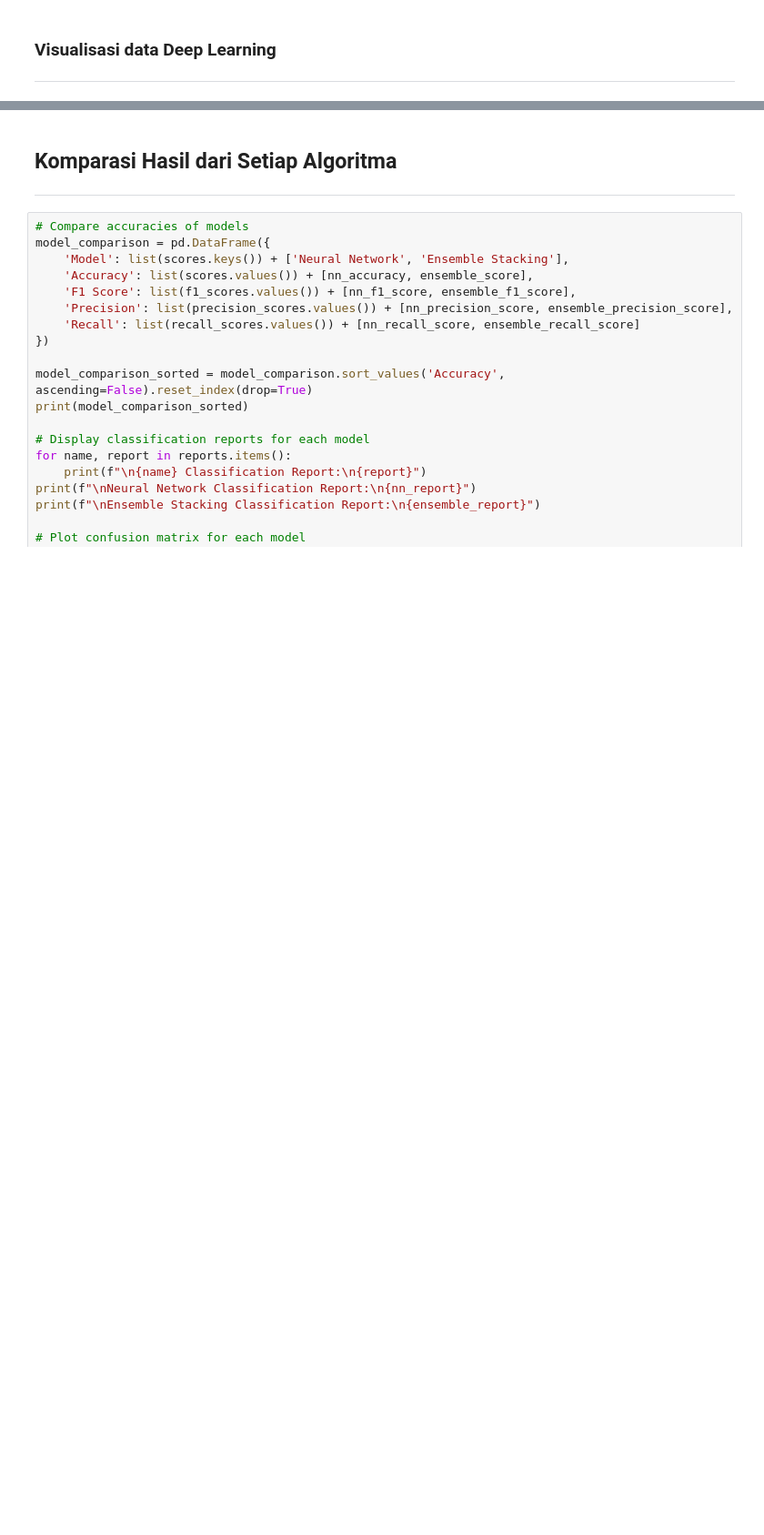
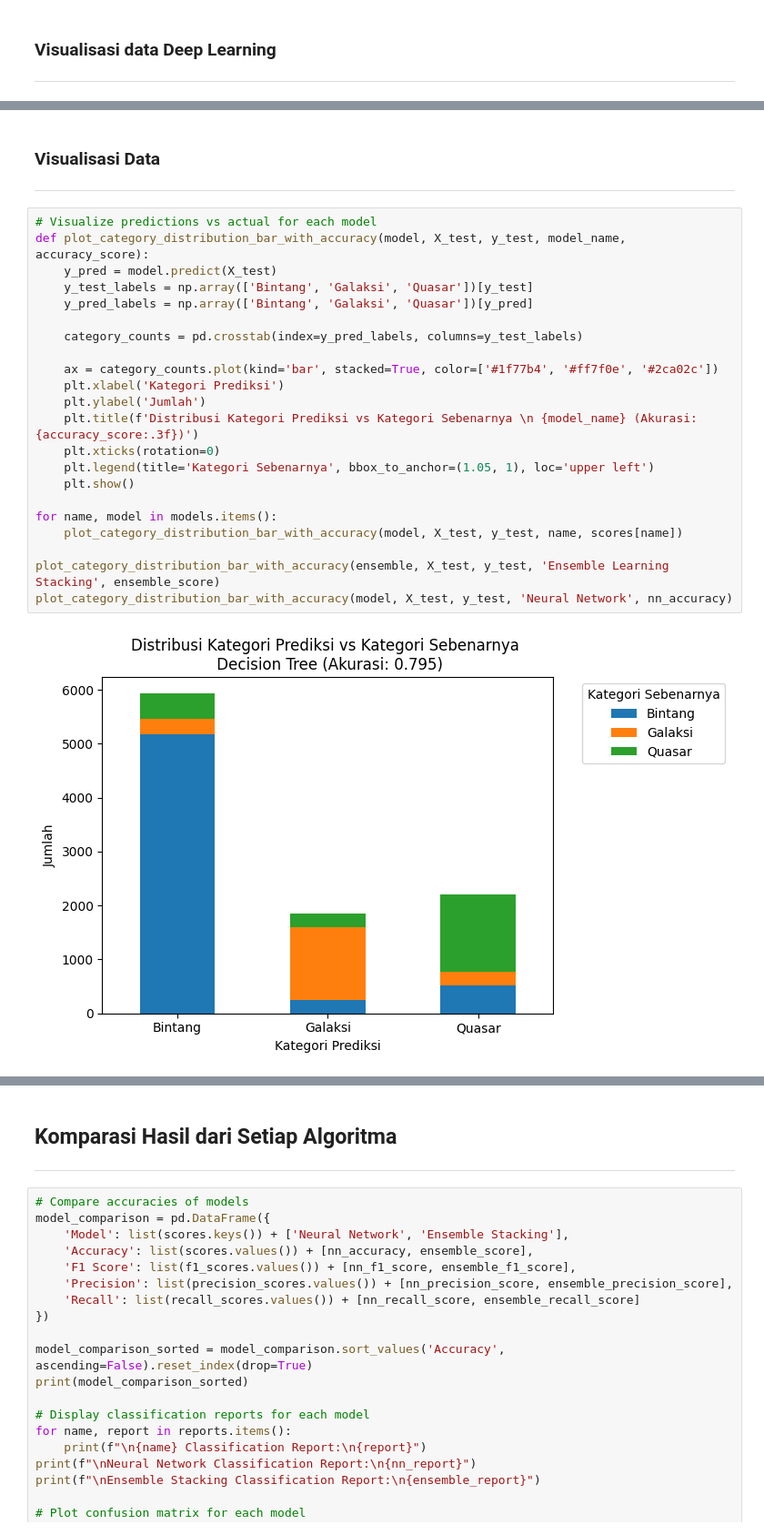
Before and after one commit to DavnFs/Celestial-Object-Classification, a Jupyter notebook: Stellar/Classification.ipynb, the cells around one changed output, grey strips where cells are left out. Shown at 91% size. Cells and saved outputs as stored; diff of their text form; blank space fills up the shorter version.

```diff
--- a/Stellar/Classification.ipynb
+++ b/Stellar/Classification.ipynb
@@ -335,0 +367,27 @@ plt.show()
+# %% [markdown]
+### Visualisasi Data
+---
+# %%
+# Visualize predictions vs actual for each model
+def plot_category_distribution_bar_with_accuracy(model, X_test, y_test, model_name, accuracy_score):
+    y_pred = model.predict(X_test)
+    y_test_labels = np.array(['Bintang', 'Galaksi', 'Quasar'])[y_test]
+    y_pred_labels = np.array(['Bintang', 'Galaksi', 'Quasar'])[y_pred]
+
+    category_counts = pd.crosstab(index=y_pred_labels, columns=y_test_labels)
+
+    ax = category_counts.plot(kind='bar', stacked=True, color=['#1f77b4', '#ff7f0e', '#2ca02c'])
+    plt.xlabel('Kategori Prediksi')
+    plt.ylabel('Jumlah')
+    plt.title(f'Distribusi Kategori Prediksi vs Kategori Sebenarnya \n {model_name} (Akurasi: {accuracy_score:.3f})')
+    plt.xticks(rotation=0)
+    plt.legend(title='Kategori Sebenarnya', bbox_to_anchor=(1.05, 1), loc='upper left')
+    plt.show()
+
+for name, model in models.items():
+    plot_category_distribution_bar_with_accuracy(model, X_test, y_test, name, scores[name])
+
+plot_category_distribution_bar_with_accuracy(ensemble, X_test, y_test, 'Ensemble Learning Stacking', ensemble_score)
+plot_category_distribution_bar_with_accuracy(model, X_test, y_test, 'Neural Network', nn_accuracy)
+# %% [output]
+[figure, added]
```
Also changed, not shown: parts of 13 cells of this notebook.
